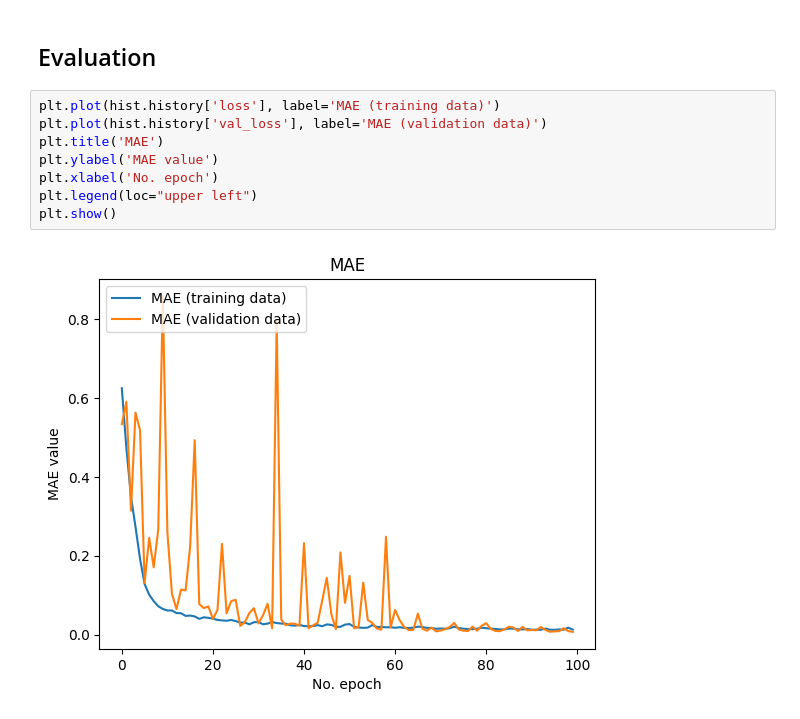
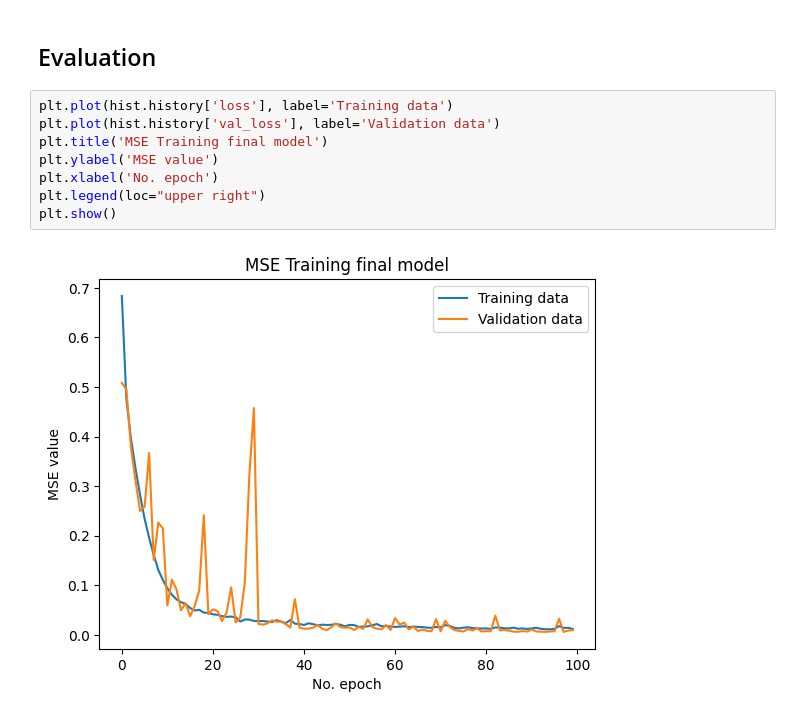
Before and after one commit to JasperSche/DL_A2, a Jupyter notebook: task_2_a_final.ipynb, the cells around one changed output. Drawn from its saved outputs; the diff is of its cells as text.

```diff
--- a/task_2_a_final.ipynb
+++ b/task_2_a_final.ipynb
@@ -115,15 +151,15 @@ Epoch 100/100
 # %% [markdown]
 ## Evaluation
 # %%
-plt.plot(hist.history['loss'], label='MAE (training data)')
-plt.plot(hist.history['val_loss'], label='MAE (validation data)')
-plt.title('MAE')
-plt.ylabel('MAE value')
+plt.plot(hist.history['loss'], label='Training data')
+plt.plot(hist.history['val_loss'], label='Validation data')
+plt.title('MSE Training final model')
+plt.ylabel('MSE value')
 plt.xlabel('No. epoch')
-plt.legend(loc="upper left")
+plt.legend(loc="upper right")
 plt.show()
 # %% [output]
-[figure, old version]
+[figure, new version]
 # %%
 def decode_target_vals(y):
     angles_pred = np.arctan2(y[:, 0], y[:, 1])
```
Also changed, not shown: parts of 6 cells of this notebook, 2 other files.
